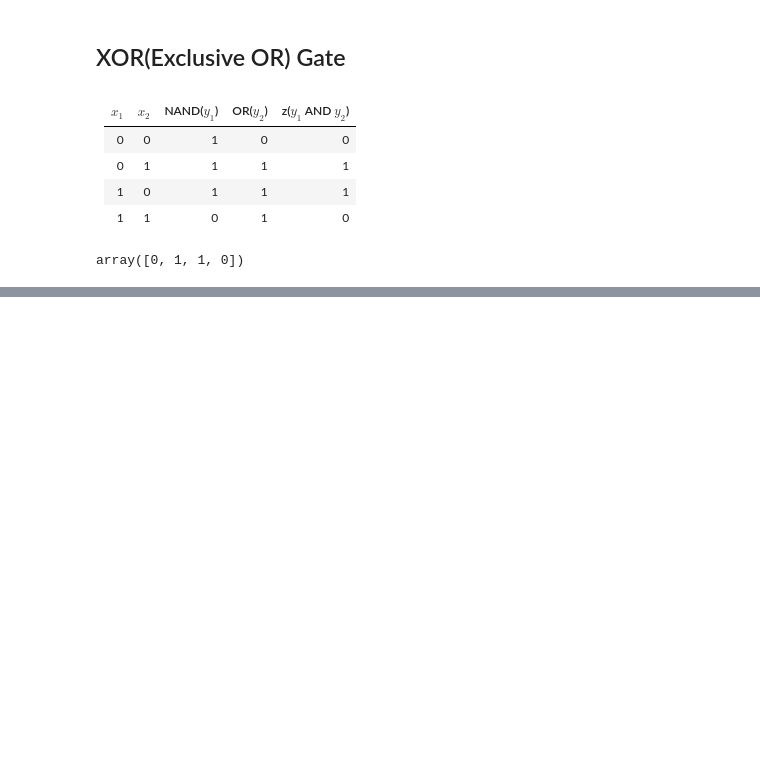
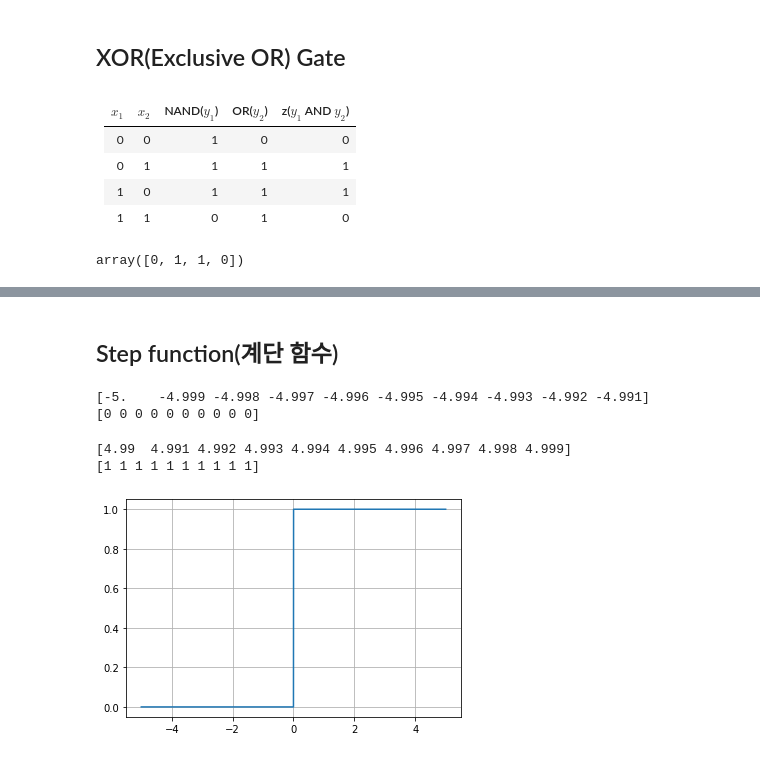
Before and after one commit to JakeOh/202011_itw_bd21, a Jupyter notebook: lab_ml/ml15_perceptron.ipynb, the cells around one changed output, grey strips where cells are left out. Drawn from its saved outputs; the diff is of its cells as text; code cells hidden in the pictures; blank space fills up the shorter version.

```diff
--- a/lab_ml/ml15_perceptron.ipynb
+++ b/lab_ml/ml15_perceptron.ipynb
@@ -191,0 +200,28 @@ array([0, 1, 1, 0])
+# %% [markdown]
+## Step function(계단 함수)
+# %%
+def step(x):
+    # y = 1 if x > 0 else 0
+    y = x > 0
+    return y.astype(np.int_)
+# %%
+x = np.arange(-5, 5, 0.001)
+y = step(x)
+# %%
+print(x[:10])
+print(y[:10])
+# %% [output]
+[-5.    -4.999 -4.998 -4.997 -4.996 -4.995 -4.994 -4.993 -4.992 -4.991]
+[0 0 0 0 0 0 0 0 0 0]
+# %%
+print(x[-10:])
+print(y[-10:])
+# %% [output]
+[4.99  4.991 4.992 4.993 4.994 4.995 4.996 4.997 4.998 4.999]
+[1 1 1 1 1 1 1 1 1 1]
+# %%
+plt.plot(x, y)
+plt.grid()
+plt.show()
+# %% [output]
+[figure, added]
```
Also changed, not shown: parts of 14 cells of this notebook.
